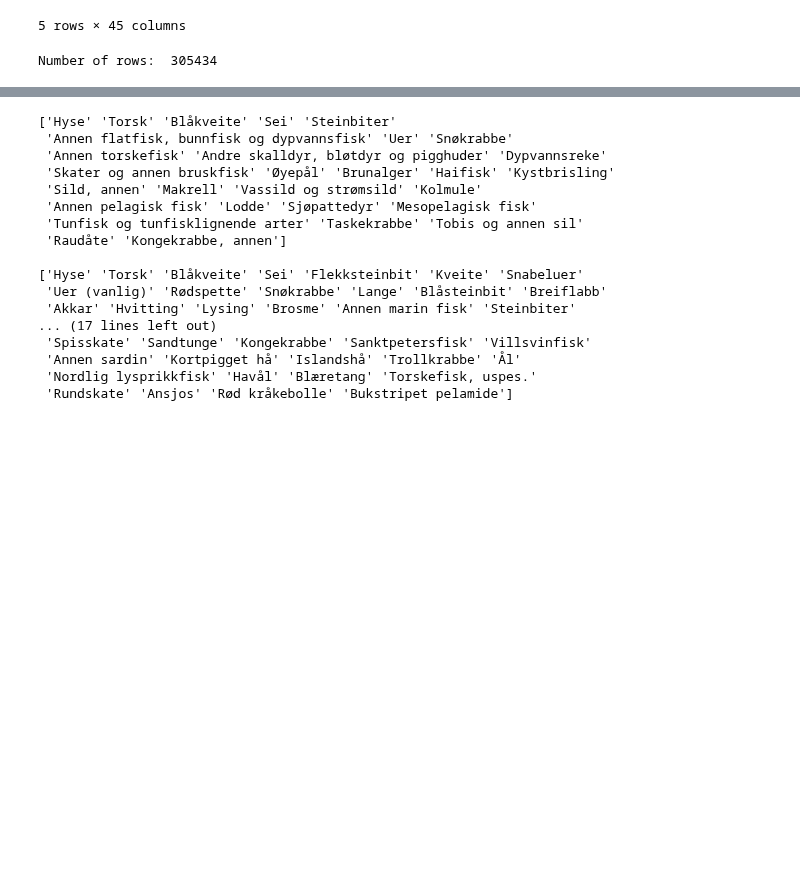
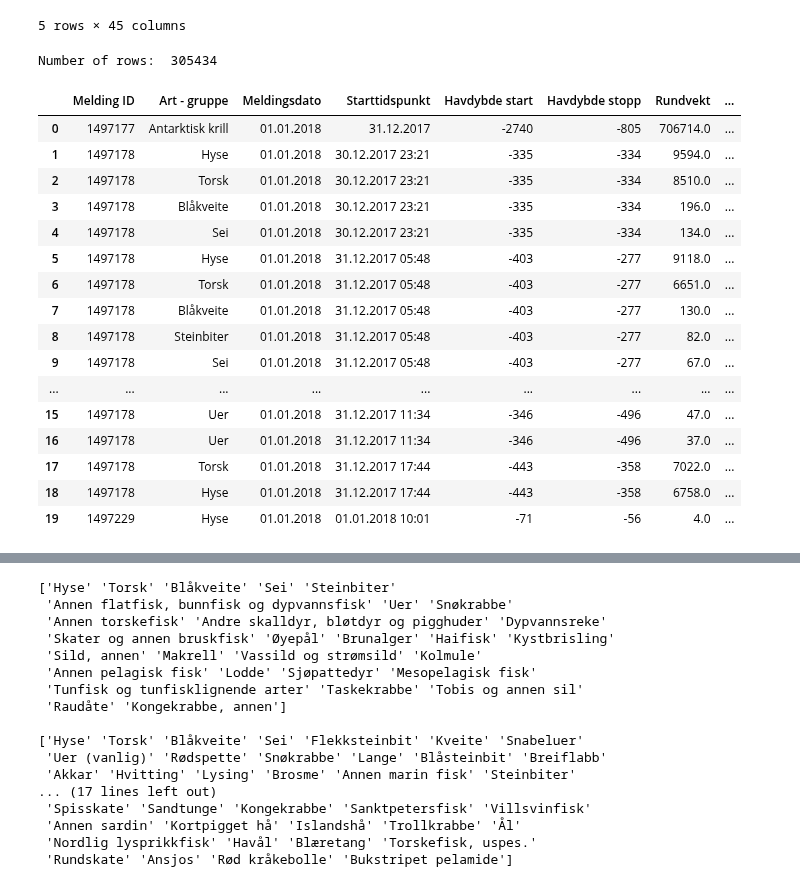
Before and after one commit to Pzorster/INFO284pzor, a Jupyter notebook: project.ipynb, the cells around one changed output, grey strips where cells are left out. Cells and saved outputs as stored; diff of their text form; code cells hidden in the pictures; blank space fills up the shorter version.

```diff
--- a/project.ipynb
+++ b/project.ipynb
@@ -59,12 +59,30 @@ dtype: int64
 5 rows × 45 columns
 # %%
 #excluding columns not relevant for our features
-df = df[['Melding ID','Art - gruppe','Meldingsdato','Starttidspunkt','Havdybde start','Havdybde stopp','Rundvekt', "Art - FDIR", 'Hovedområde start', 'Hovedart FAO', 'Trekkavstand']]
+df = df[['Melding ID','Art - gruppe','Meldingsdato','Starttidspunkt','Havdybde start','Havdybde stopp','Rundvekt', "Art - FDIR", 'Hovedområde start', 'Hovedart FAO', 'Trekkavstand', 'Startposisjon bredde', 'Startposisjon lengde', 'Redskap FDIR']]
 df.head()
 #taking note of the coloumns with missing values
 print("Number of rows: ", df.shape[0])
+df.head(20)
 # %% [output]
 Number of rows:  305434
+|  | Melding ID | Art - gruppe | Meldingsdato | Starttidspunkt | Havdybde start | Havdybde stopp | Rundvekt | ... |
+| 0 | 1497177 | Antarktisk krill | 01.01.2018 | 31.12.2017 | -2740 | -805 | 706714.0 | ... |
+| 1 | 1497178 | Hyse | 01.01.2018 | 30.12.2017 23:21 | -335 | -334 | 9594.0 | ... |
+| 2 | 1497178 | Torsk | 01.01.2018 | 30.12.2017 23:21 | -335 | -334 | 8510.0 | ... |
+| 3 | 1497178 | Blåkveite | 01.01.2018 | 30.12.2017 23:21 | -335 | -334 | 196.0 | ... |
+| 4 | 1497178 | Sei | 01.01.2018 | 30.12.2017 23:21 | -335 | -334 | 134.0 | ... |
+| 5 | 1497178 | Hyse | 01.01.2018 | 31.12.2017 05:48 | -403 | -277 | 9118.0 | ... |
+| 6 | 1497178 | Torsk | 01.01.2018 | 31.12.2017 05:48 | -403 | -277 | 6651.0 | ... |
+| 7 | 1497178 | Blåkveite | 01.01.2018 | 31.12.2017 05:48 | -403 | -277 | 130.0 | ... |
+| 8 | 1497178 | Steinbiter | 01.01.2018 | 31.12.2017 05:48 | -403 | -277 | 82.0 | ... |
+| 9 | 1497178 | Sei | 01.01.2018 | 31.12.2017 05:48 | -403 | -277 | 67.0 | ... |
+| ... | ... | ... | ... | ... | ... | ... | ... | ... |
+| 15 | 1497178 | Uer | 01.01.2018 | 31.12.2017 11:34 | -346 | -496 | 47.0 | ... |
+| 16 | 1497178 | Uer | 01.01.2018 | 31.12.2017 11:34 | -346 | -496 | 37.0 | ... |
+| 17 | 1497178 | Torsk | 01.01.2018 | 31.12.2017 17:44 | -443 | -358 | 7022.0 | ... |
+| 18 | 1497178 | Hyse | 01.01.2018 | 31.12.2017 17:44 | -443 | -358 | 6758.0 | ... |
+| 19 | 1497229 | Hyse | 01.01.2018 | 01.01.2018 10:01 | -71 | -56 | 4.0 | ... |
 # %%
 import seaborn as sns
 import matplotlib.pyplot as plt
```
Also changed, not shown: parts of 15 cells of this notebook.
